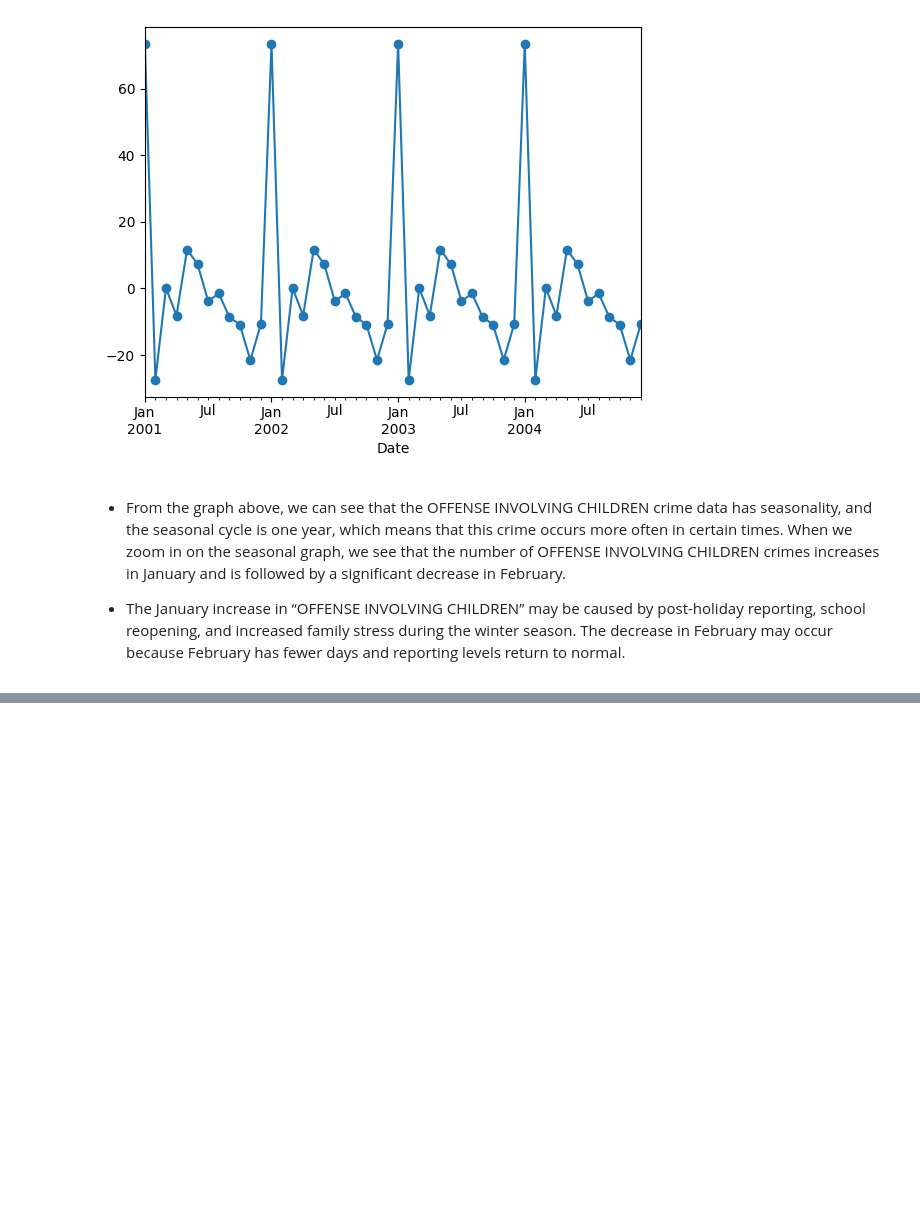
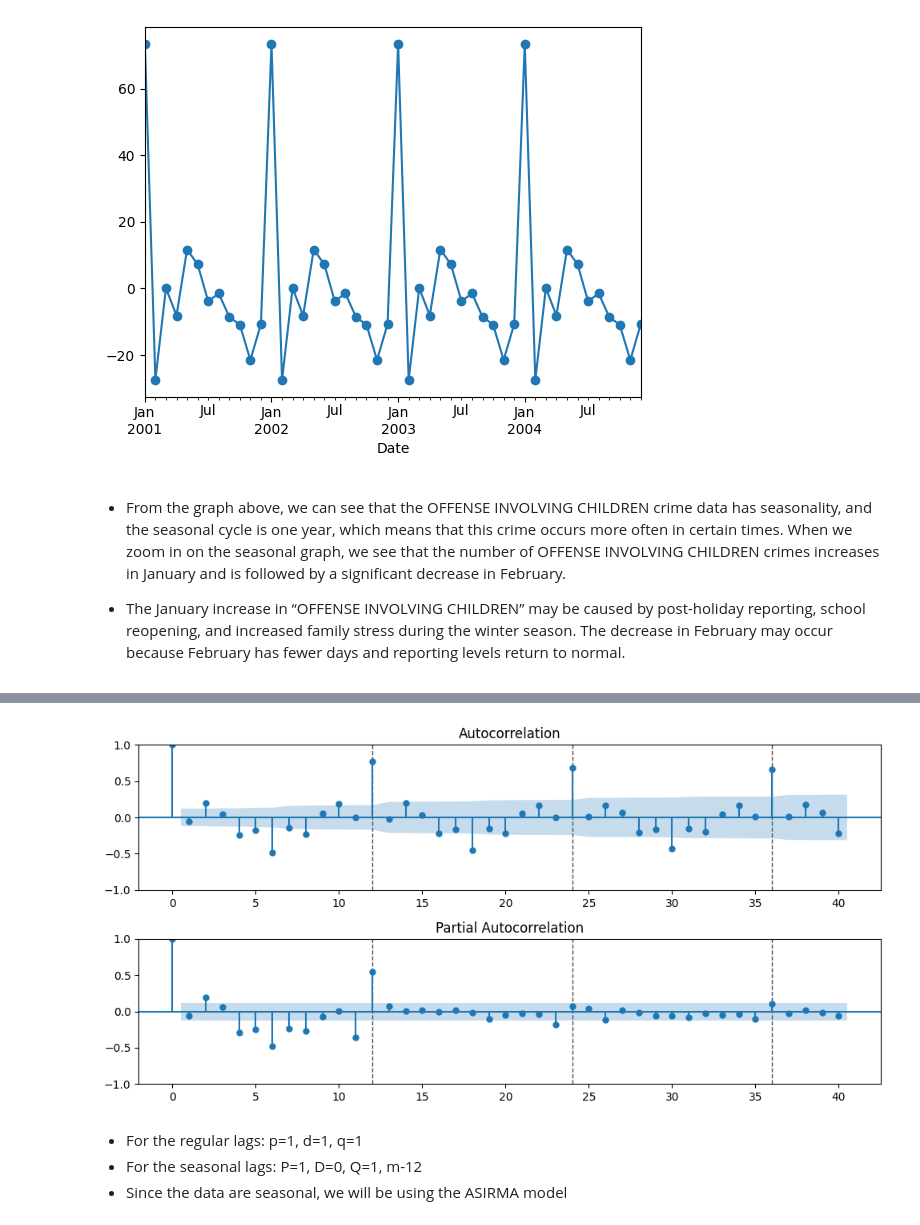
Before and after one commit to Hibashanti/Time-Series-Analysis, a Jupyter notebook: Chicago_Crimes_Core.ipynb, the cells around one changed output, grey strips where cells are left out. Drawn from its saved outputs; the diff is of its cells as text; code cells hidden in the pictures; blank space fills up the shorter version.

```diff
--- a/Chicago_Crimes_Core.ipynb
+++ b/Chicago_Crimes_Core.ipynb
@@ -447,0 +513,45 @@ NameError: name 'df' is not defined
+# %%
+ def plot_acf_pacf(ts, nlags=40, figsize=(10, 5),annotate_sig=False, alpha=.05,acf_kws={}, pacf_kws={}, annotate_seas=False, m = None,seas_color='black'):
+   fig, axes = plt.subplots(nrows=2, figsize=figsize)
+   # Sig lags line style
+   sig_vline_kwargs = dict( ls=':', lw=1, zorder=0, color='red')
+   # ACF
+   tsa.graphics.plot_acf(ts, ax=axes[0], lags=nlags, **acf_kws)
+    ## Annotating sig acf lags
+   if annotate_sig == True:
+       sig_acf_lags = get_sig_lags(ts,nlags=nlags,alpha=alpha, type='ACF')
+       for lag in sig_acf_lags:
+           axes[0].axvline(lag,label='sig', **sig_vline_kwargs )
+   # PACF
+   tsa.graphics.plot_pacf(ts,ax=axes[1], lags=nlags, **pacf_kws)
+     ## Annotating sig pacf lags
+   if annotate_sig == True:
+       ## ANNOTATING SIG LAGS
+       sig_pacf_lags = get_sig_lags(ts,nlags=nlags,alpha=alpha, type='PACF')
+       for lag in sig_pacf_lags:
+           axes[1].axvline(lag, label='sig', **sig_vline_kwargs)
+    ### ANNOTATE SEASONS
+   if annotate_seas == True:
+       # Ensure m was defined
+       if m is None:
+           raise Exception("Must define value of m if annotate_seas=True.")
+       ## Calculate number of complete seasons to annotate
+       n_seasons = nlags//m
+       # Seasonal Lines style
+       seas_vline_kwargs = dict( ls='--',lw=1, alpha=.7, color=seas_color, zorder=-1)
+     ## for each season, add a line
+       for i in range(1, n_seasons+1):
+           axes[0].axvline(m*i, **seas_vline_kwargs, label="season")
+           axes[1].axvline(m*i, **seas_vline_kwargs, label="season")
+   fig.tight_layout()
+   plt.close(fig)
+   return fig
+# %%
+#Use the ACF and PACF plots of stationarity data to estimate initial orders
+plot_acf_pacf(theft_m_diff,m=12, annotate_seas=True)
+# %% [output]
+[figure, added]
+# %% [markdown]
+- For the regular lags: p=1, d=1, q=1
+- For the seasonal lags: P=1, D=0, Q=1, m-12
+- Since the data are seasonal, we will be using the ASIRMA model
```
Also changed, not shown: parts of 23 cells of this notebook.
